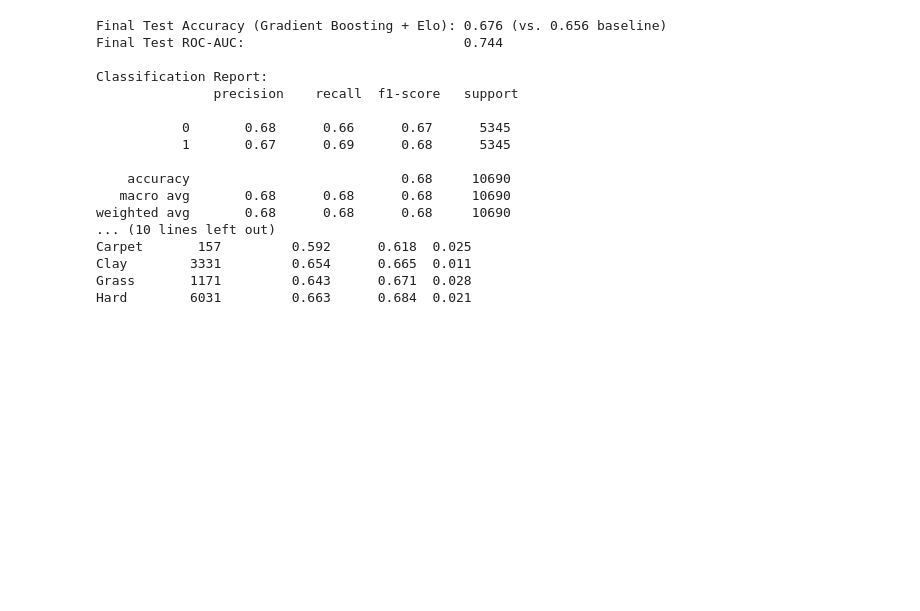
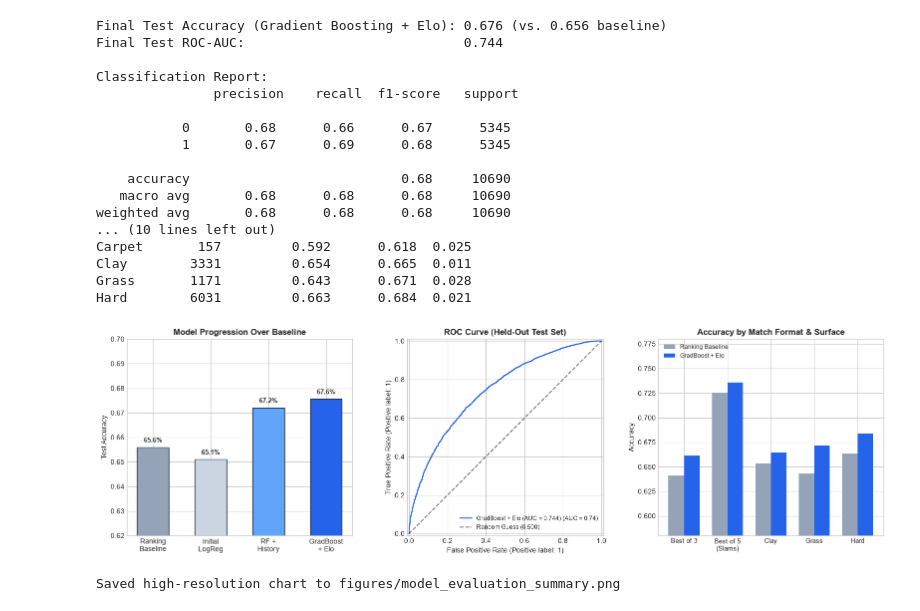
Before and after one commit to DestinyAbuwa/Tennis-Match-Prediction, a Jupyter notebook: 03_evaluation_and_error_analysis.ipynb, the cells around one changed output. Drawn from its saved outputs; the diff is of its cells as text; code cells hidden in the pictures; blank space fills up the shorter version.

Commit message:
saved figure output

```diff
--- a/03_evaluation_and_error_analysis.ipynb
+++ b/03_evaluation_and_error_analysis.ipynb
@@ -236,7 +236,11 @@ for bar, val in zip(bars, accs):
     axes[0].text(bar.get_x() + bar.get_width()/2, val + 0.002, f'{val:.1%}', ha='center', fontweight='bold', fontsize=9.5)
 
 # --- Panel 2: ROC Curve ---
-RocCurveDisplay.from_predictions(y_test, y_prob, ax=axes[1], name=f'GradBoost + Elo (AUC = {test_auc:.3f})', color='#2563eb')
+RocCurveDisplay.from_predictions(
+    y_test, y_prob, ax=axes[1],
+    name=f'GradBoost + Elo (AUC = {test_auc:.3f})',
+    curve_kwargs={'color': '#2563eb'}
+)
 axes[1].plot([0, 1], [0, 1], 'k--', alpha=0.5, label='Random Guess (0.500)')
 axes[1].set_title('ROC Curve (Held-Out Test Set)', fontweight='bold')
 axes[1].legend(loc='lower right', fontsize=8.5)
@@ -246,30 +250,33 @@ slice_labels = ['Best of 3', 'Best of 5\n(Slams)', 'Clay', 'Grass', 'Hard']
 base_vals = [
     format_slice.loc[3, 'Baseline_Acc'],
     format_slice.loc[5, 'Baseline_Acc'],
     surface_slice.loc['Clay', 'Baseline_Acc'],
     surface_slice.loc['Grass', 'Baseline_Acc'],
     surface_slice.loc['Hard', 'Baseline_Acc']
 ]
 mod_vals = [
     format_slice.loc[3, 'Model_Acc'],
     format_slice.loc[5, 'Model_Acc'],
     surface_slice.loc['Clay', 'Model_Acc'],
     surface_slice.loc['Grass', 'Model_Acc'],
     surface_slice.loc['Hard', 'Model_Acc']
 ]
 
 x = np.arange(len(slice_labels))
 w = 0.36
 axes[2].bar(x - w/2, base_vals, width=w, label='Ranking Baseline', color='#94a3b8')
 axes[2].bar(x + w/2, mod_vals, width=w, label='GradBoost + Elo', color='#2563eb')
 axes[2].set_xticks(x)
 axes[2].set_xticklabels(slice_labels, fontsize=9)
 axes[2].set_ylim(0.58, 0.78)
 axes[2].set_ylabel('Accuracy')
 axes[2].set_title('Accuracy by Match Format & Surface', fontweight='bold')
 axes[2].legend(loc='upper left', fontsize=8.5)
 
 plt.tight_layout()
 plt.savefig('figures/model_evaluation_summary.png', dpi=300, bbox_inches='tight')
 plt.show()
 print("Saved high-resolution chart to figures/model_evaluation_summary.png")
+# %% [output]
+[figure, added]
+Saved high-resolution chart to figures/model_evaluation_summary.png
```
